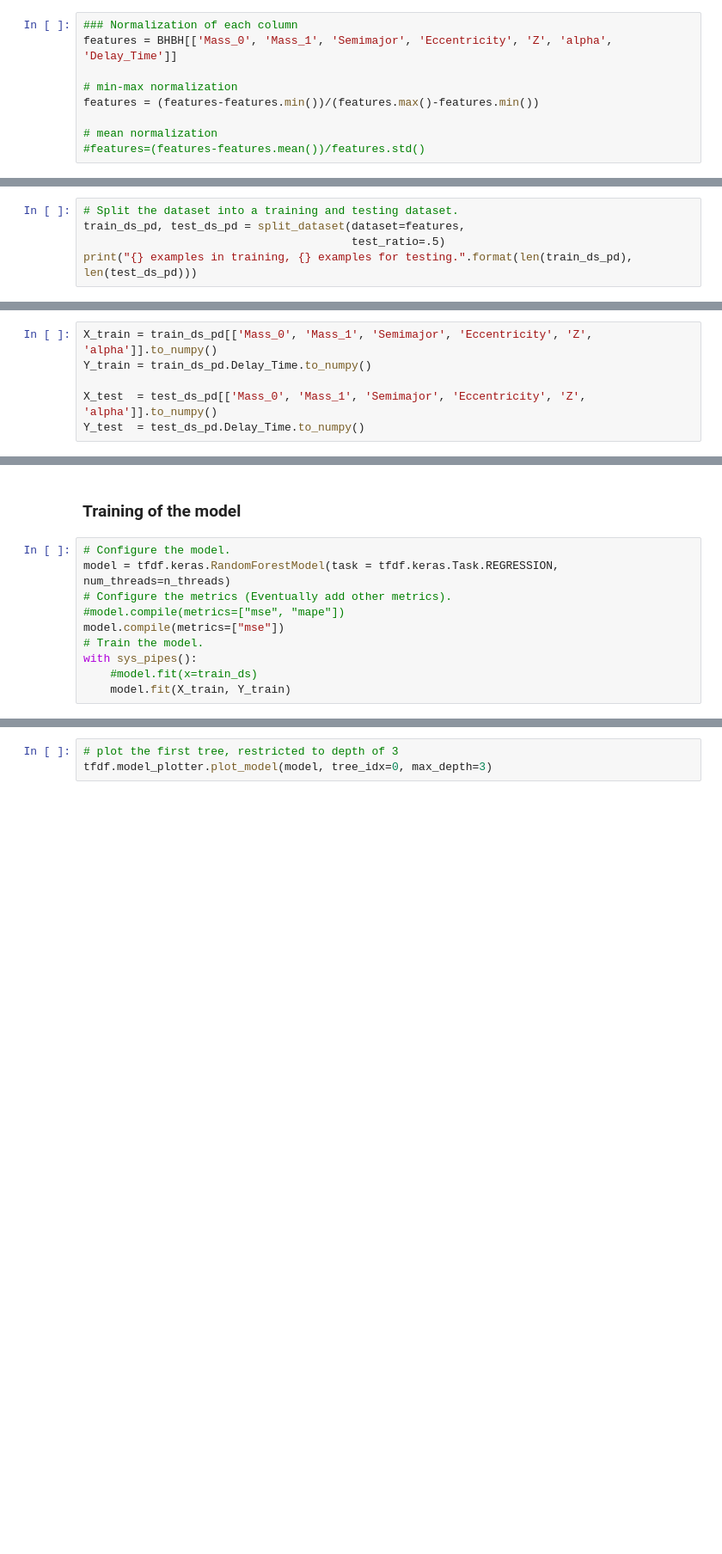
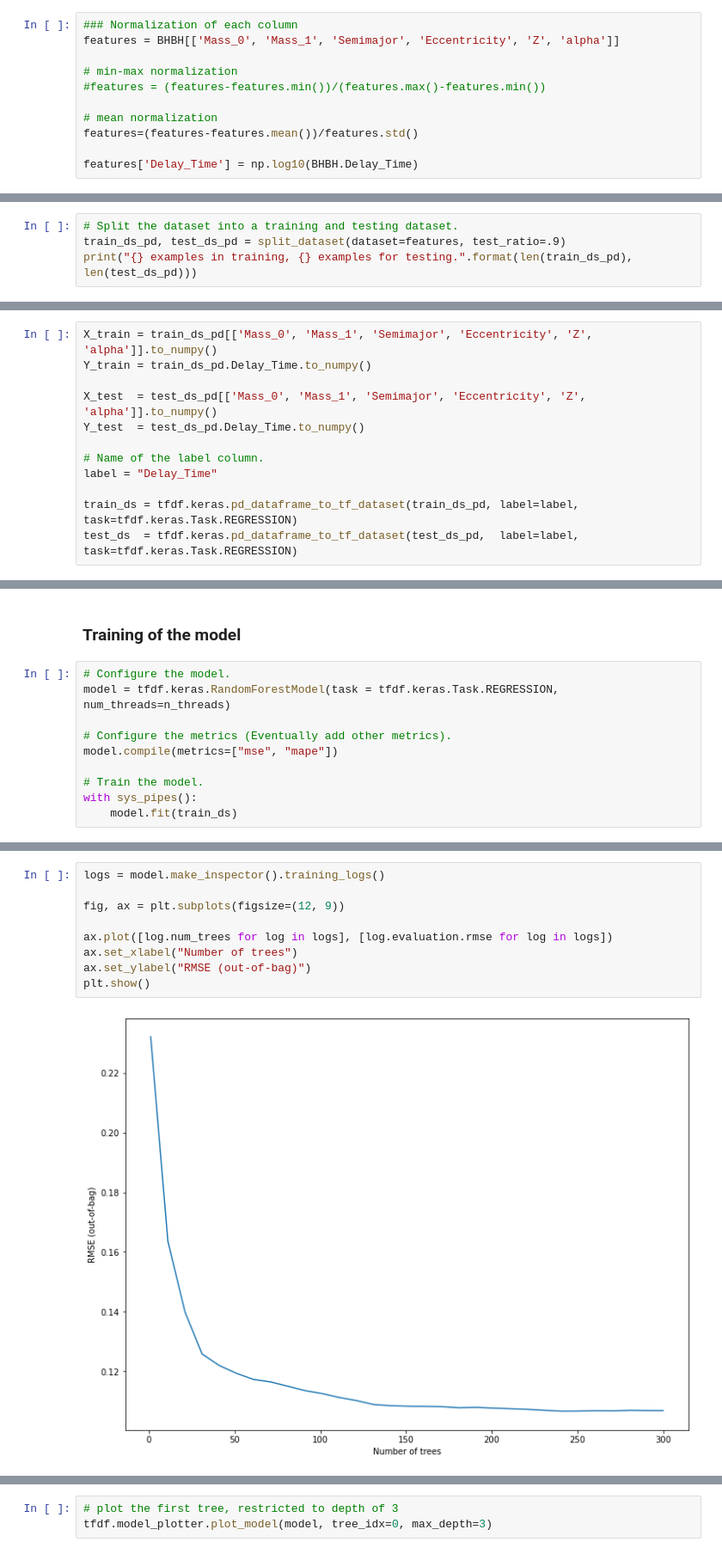
Before and after one commit to Bahadoram/Delay-Time-Dist.-of-Compact-Binary-Objects, a Jupyter notebook: random_forest.ipynb, the cells around one changed output, grey strips where cells are left out. Shown at 86% size. Drawn from its saved outputs; the diff is of its cells as text; blank space fills up the shorter version.

```diff
--- a/random_forest.ipynb
+++ b/random_forest.ipynb
@@ -545,13 +395,15 @@ features_all = features_all.apply(normalizer)"""
 ### Normalization of the data
 # %%
 ### Normalization of each column
-features = BHBH[['Mass_0', 'Mass_1', 'Semimajor', 'Eccentricity', 'Z', 'alpha', 'Delay_Time']]
+features = BHBH[['Mass_0', 'Mass_1', 'Semimajor', 'Eccentricity', 'Z', 'alpha']]
 
 # min-max normalization
-features = (features-features.min())/(features.max()-features.min())
+#features = (features-features.min())/(features.max()-features.min())
 
 # mean normalization
-#features=(features-features.mean())/features.std()
+features=(features-features.mean())/features.std()
+
+features['Delay_Time'] = np.log10(BHBH.Delay_Time)
 # %% [markdown]
 ### Split in training and validation
 # %%
@@ -562,6 +414,5 @@ def split_dataset(dataset, test_ratio=0.30):
   return dataset[~test_indices], dataset[test_indices]
 # %%
 # Split the dataset into a training and testing dataset.
-train_ds_pd, test_ds_pd = split_dataset(dataset=features,
-                                        test_ratio=.5)
+train_ds_pd, test_ds_pd = split_dataset(dataset=features, test_ratio=.9)
 print("{} examples in training, {} examples for testing.".format(len(train_ds_pd), len(test_ds_pd)))
@@ -571,3 +424,9 @@ Y_train = train_ds_pd.Delay_Time.to_numpy()
 
 X_test  = test_ds_pd[['Mass_0', 'Mass_1', 'Semimajor', 'Eccentricity', 'Z', 'alpha']].to_numpy()
 Y_test  = test_ds_pd.Delay_Time.to_numpy()
+
+# Name of the label column.
+label = "Delay_Time"
+
+train_ds = tfdf.keras.pd_dataframe_to_tf_dataset(train_ds_pd, label=label, task=tfdf.keras.Task.REGRESSION)
+test_ds  = tfdf.keras.pd_dataframe_to_tf_dataset(test_ds_pd,  label=label, task=tfdf.keras.Task.REGRESSION)
@@ -576,10 +438,10 @@ Y_test  = test_ds_pd.Delay_Time.to_numpy()
 # %%
 # Configure the model.
 model = tfdf.keras.RandomForestModel(task = tfdf.keras.Task.REGRESSION, num_threads=n_threads)
+
 # Configure the metrics (Eventually add other metrics).
-#model.compile(metrics=["mse", "mape"])
-model.compile(metrics=["mse"])
+model.compile(metrics=["mse", "mape"])
+
 # Train the model.
 with sys_pipes():
-    #model.fit(x=train_ds)
-    model.fit(X_train, Y_train)
+    model.fit(train_ds)
@@ -622,2 +514,13 @@ plt.show()
+# %%
+logs = model.make_inspector().training_logs()
+
+fig, ax = plt.subplots(figsize=(12, 9))
+
+ax.plot([log.num_trees for log in logs], [log.evaluation.rmse for log in logs])
+ax.set_xlabel("Number of trees")
+ax.set_ylabel("RMSE (out-of-bag)")
+plt.show()
+# %% [output]
+[figure, added]
 # %%
 # make predictions to compare with Y_test
```
Also changed, not shown: parts of 43 cells of this notebook.
